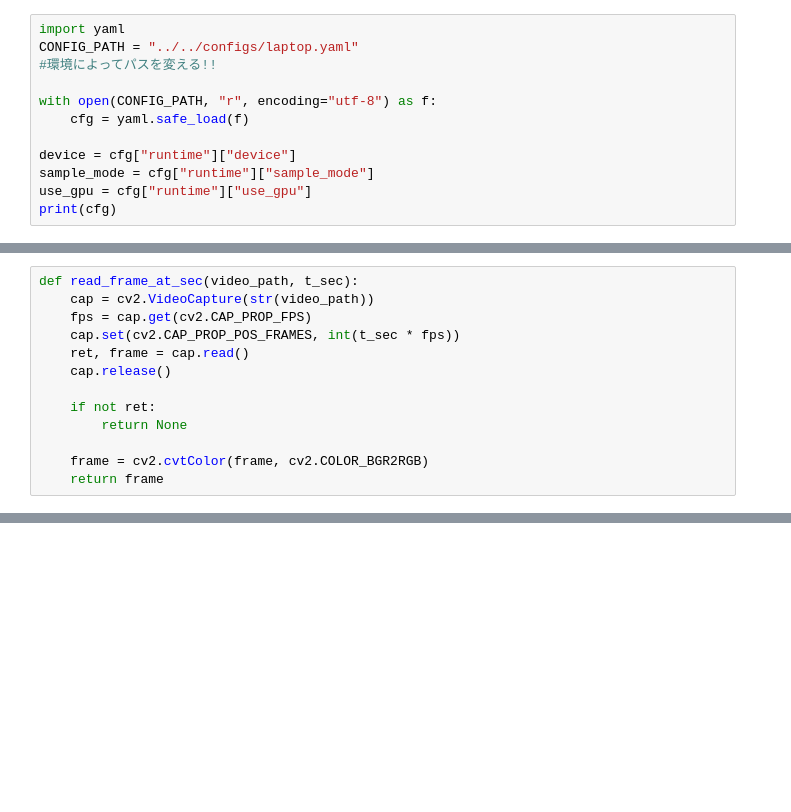
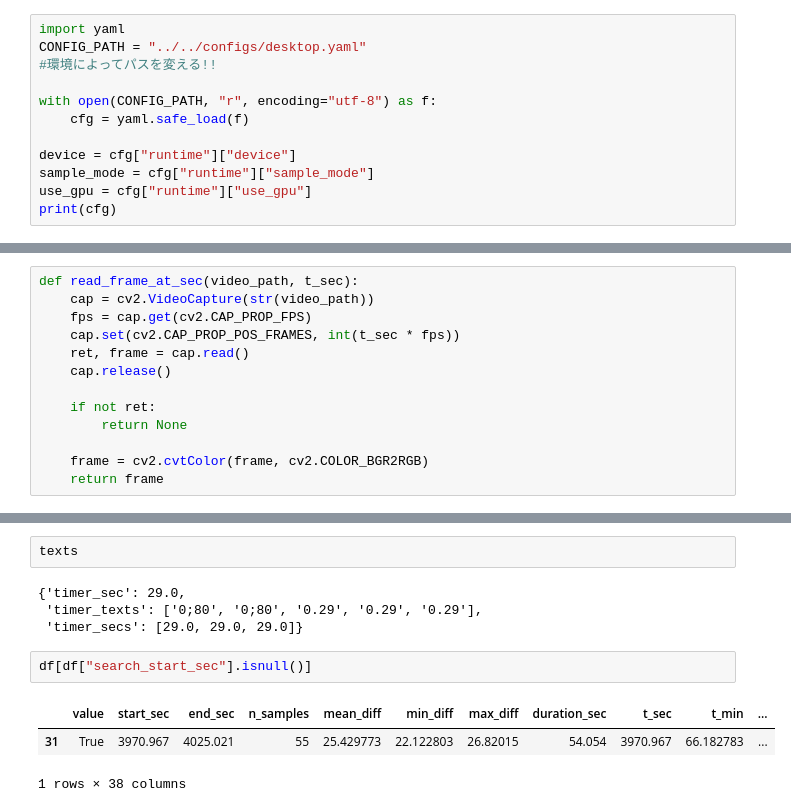
Before and after one commit to ryo42164/valorant-, a Jupyter notebook: notebooks/ryo/get_start_sec.ipynb, the cells around one changed output, grey strips where cells are left out. Saved outputs shown, nothing was run; the diff lists cells and outputs as text; blank space fills up the shorter version.

```diff
--- a/notebooks/ryo/get_start_sec.ipynb
+++ b/notebooks/ryo/get_start_sec.ipynb
@@ -8,7 +8,7 @@ import cv2
 import easyocr
 # %%
 import yaml
-CONFIG_PATH = "../../configs/laptop.yaml"
+CONFIG_PATH = "../../configs/desktop.yaml"
 #環境によってパスを変える!!
 
 with open(CONFIG_PATH, "r", encoding="utf-8") as f:
@@ -172,0 +235,12 @@ print(texts)
+# %%
+texts
+# %% [output]
+{'timer_sec': 29.0,
+ 'timer_texts': ['0;80', '0;80', '0.29', '0.29', '0.29'],
+ 'timer_secs': [29.0, 29.0, 29.0]}
+# %%
+df[df["search_start_sec"].isnull()]
+# %% [output]
+|  | value | start_sec | end_sec | n_samples | mean_diff | min_diff | max_diff | duration_sec | t_sec | t_min | ... |
+| 31 | True | 3970.967 | 4025.021 | 55 | 25.429773 | 22.122803 | 26.82015 | 54.054 | 3970.967 | 66.182783 | ... |
+1 rows × 38 columns
```
Also changed, not shown: parts of 8 cells of this notebook, 2 other files.
